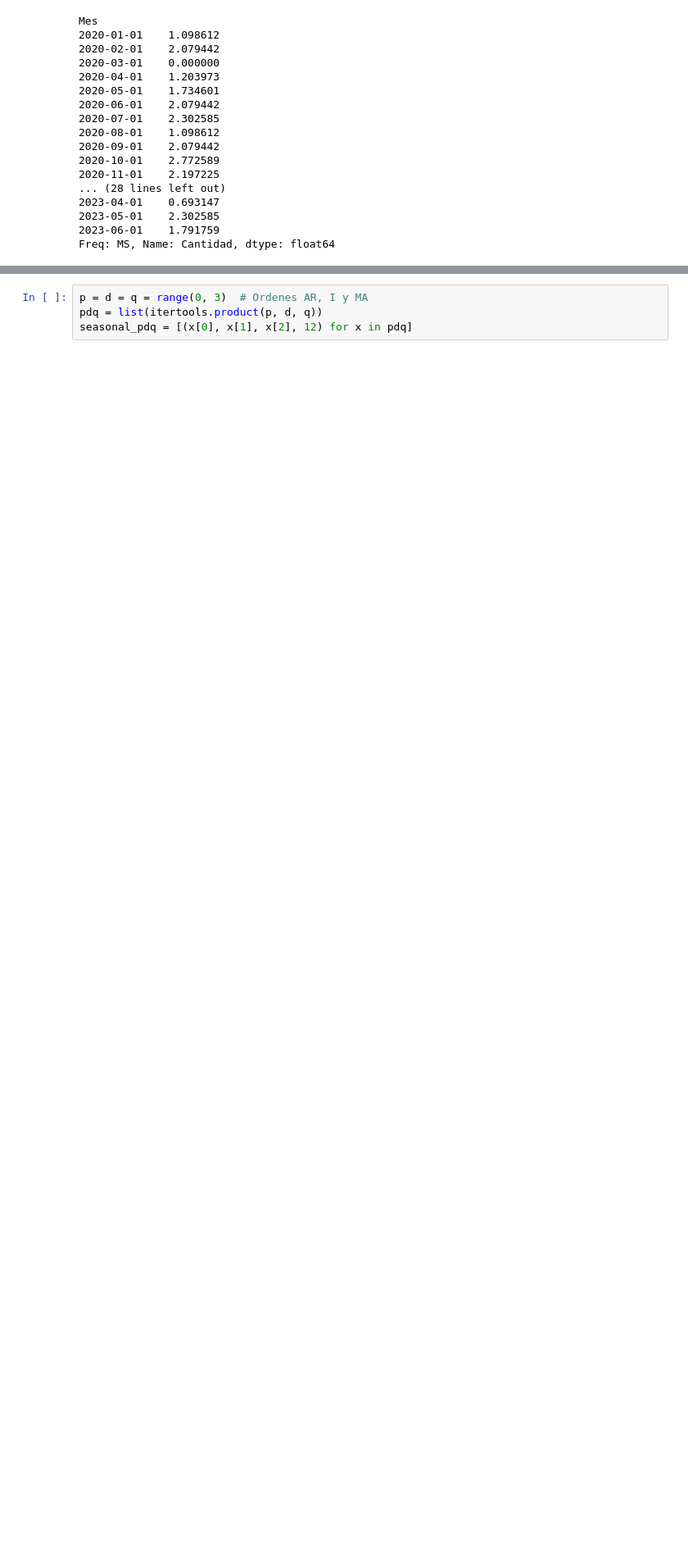
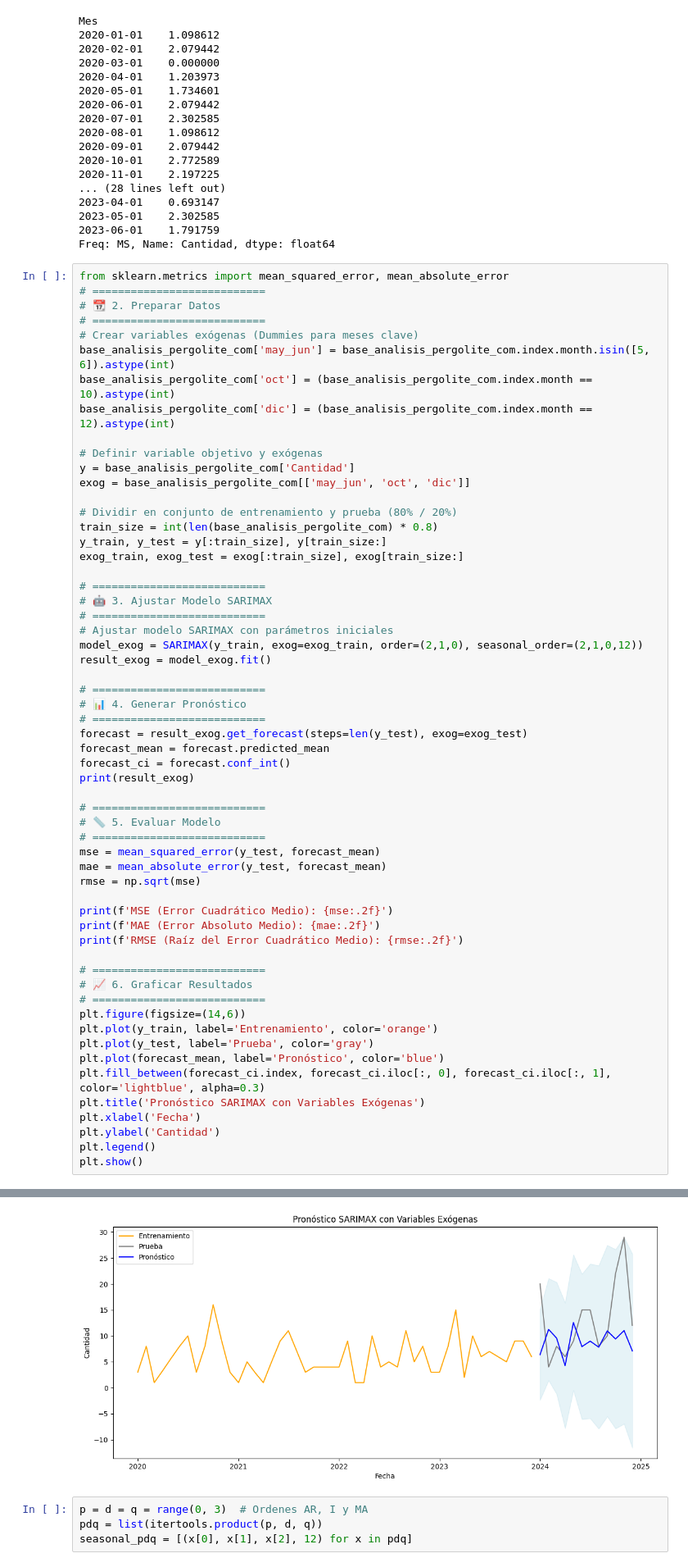
Before and after one commit to serway-hub/Proyecto_pronostico, a Jupyter notebook: pronosticos_pergolite.ipynb, the cells around one changed output, grey strips where cells are left out. Shown at 82% size. Cells and saved outputs as stored; diff of their text form; blank space fills up the shorter version.

```diff
--- a/pronosticos_pergolite.ipynb
+++ b/pronosticos_pergolite.ipynb
@@ -253,3 +253,62 @@ Mes
 2023-05-01    2.302585
 2023-06-01    1.791759
 Freq: MS, Name: Cantidad, dtype: float64
+# %%
+from sklearn.metrics import mean_squared_error, mean_absolute_error
+# ===========================
+# 📆 2. Preparar Datos
+# ===========================
+# Crear variables exógenas (Dummies para meses clave)
+base_analisis_pergolite_com['may_jun'] = base_analisis_pergolite_com.index.month.isin([5, 6]).astype(int)
+base_analisis_pergolite_com['oct'] = (base_analisis_pergolite_com.index.month == 10).astype(int)
+base_analisis_pergolite_com['dic'] = (base_analisis_pergolite_com.index.month == 12).astype(int)
+
+# Definir variable objetivo y exógenas
+y = base_analisis_pergolite_com['Cantidad']
+exog = base_analisis_pergolite_com[['may_jun', 'oct', 'dic']]
+
+# Dividir en conjunto de entrenamiento y prueba (80% / 20%)
+train_size = int(len(base_analisis_pergolite_com) * 0.8)
+y_train, y_test = y[:train_size], y[train_size:]
+exog_train, exog_test = exog[:train_size], exog[train_size:]
+
+# ===========================
+# 🤖 3. Ajustar Modelo SARIMAX
+# ===========================
+# Ajustar modelo SARIMAX con parámetros iniciales
+model_exog = SARIMAX(y_train, exog=exog_train, order=(2,1,0), seasonal_order=(2,1,0,12))
+result_exog = model_exog.fit()
+
+# ===========================
+# 📊 4. Generar Pronóstico
+# ===========================
+forecast = result_exog.get_forecast(steps=len(y_test), exog=exog_test)
+forecast_mean = forecast.predicted_mean
+forecast_ci = forecast.conf_int()
+print(result_exog)
+
+# ===========================
+# 📏 5. Evaluar Modelo
+# ===========================
+mse = mean_squared_error(y_test, forecast_mean)
+mae = mean_absolute_error(y_test, forecast_mean)
+rmse = np.sqrt(mse)
+
+print(f'MSE (Error Cuadrático Medio): {mse:.2f}')
+print(f'MAE (Error Absoluto Medio): {mae:.2f}')
+print(f'RMSE (Raíz del Error Cuadrático Medio): {rmse:.2f}')
+
+# ===========================
+# 📈 6. Graficar Resultados
+# ===========================
+plt.figure(figsize=(14,6))
+plt.plot(y_train, label='Entrenamiento', color='orange')
+plt.plot(y_test, label='Prueba', color='gray')
+plt.plot(forecast_mean, label='Pronóstico', color='blue')
+plt.fill_between(forecast_ci.index, forecast_ci.iloc[:, 0], forecast_ci.iloc[:, 1], color='lightblue', alpha=0.3)
+plt.title('Pronóstico SARIMAX con Variables Exógenas')
+plt.xlabel('Fecha')
+plt.ylabel('Cantidad')
+plt.legend()
+plt.show()
+# %% [output]
@@ -256,3 +319,4 @@ Freq: MS, Name: Cantidad, dtype: float64
+[figure, added]
 # %%
 p = d = q = range(0, 3)  # Ordenes AR, I y MA
 pdq = list(itertools.product(p, d, q))
```
Also changed, not shown: parts of 1 cell of this notebook, 8 other files.
